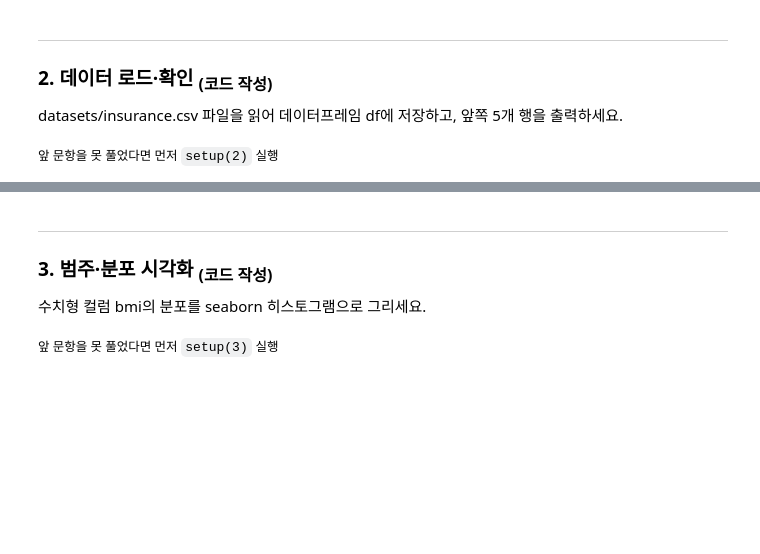
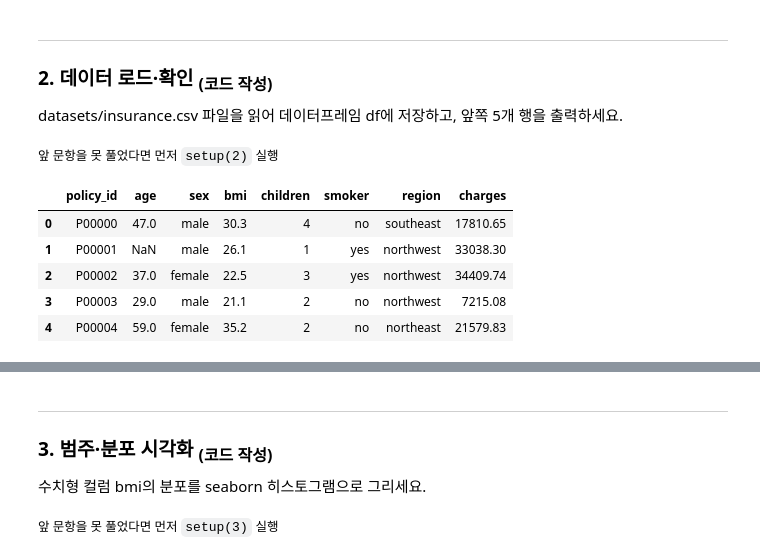
Before and after one commit to solidSnakesado/Physical-AI-study, a Jupyter notebook: AICE/모의고사/AICE_모의고사_04회.ipynb, the cells around one changed output, grey strips where cells are left out. Drawn from its saved outputs; the diff is of its cells as text; code cells hidden in the pictures; blank space fills up the shorter version.

```diff
--- a/AICE/모의고사/AICE_모의고사_04회.ipynb
+++ b/AICE/모의고사/AICE_모의고사_04회.ipynb
@@ -41,5 +52,15 @@ check(1)
 datasets/insurance.csv 파일을 읽어 데이터프레임 df에 저장하고, 앞쪽 5개 행을 출력하세요.
 
 <sub>앞 문항을 못 풀었다면 먼저 `setup(2)` 실행</sub>
+# %%
+df = pd.read_csv("datasets/insurance.csv")
+df.head()
+# %% [output]
+|  | policy_id | age | sex | bmi | children | smoker | region | charges |
+| 0 | P00000 | 47.0 | male | 30.3 | 4 | no | southeast | 17810.65 |
+| 1 | P00001 | NaN | male | 26.1 | 1 | yes | northwest | 33038.30 |
+| 2 | P00002 | 37.0 | female | 22.5 | 3 | yes | northwest | 34409.74 |
+| 3 | P00003 | 29.0 | male | 21.1 | 2 | no | northwest | 7215.08 |
+| 4 | P00004 | 59.0 | female | 35.2 | 2 | no | northeast | 21579.83 |
 # %%
 check(2)
```
Also changed, not shown: parts of 23 cells of this notebook, 6 other files.
